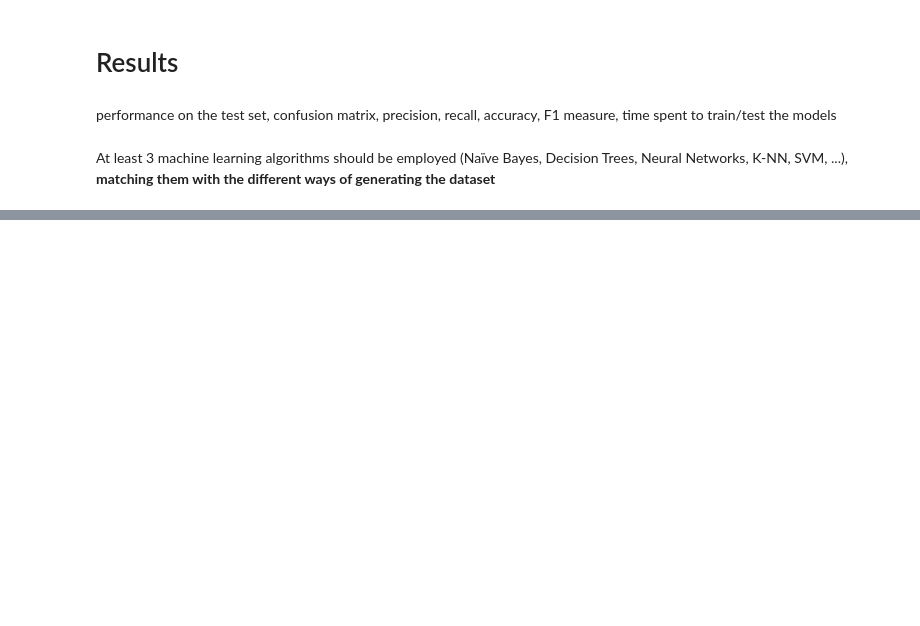
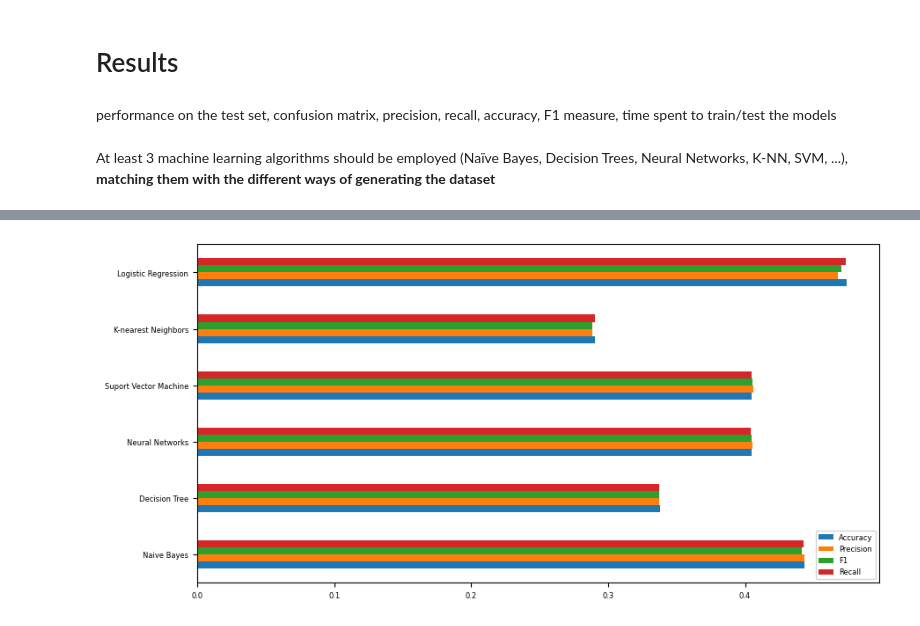
Before and after one commit to JoaoAMarinho/FEUP-IA, a Jupyter notebook: ClassificationProject/src/AmazonReviewsNLP.ipynb, the cells around one changed output, grey strips where cells are left out. Saved outputs shown, nothing was run; the diff lists cells and outputs as text; code cells hidden in the pictures; blank space fills up the shorter version.

```diff
--- a/ClassificationProject/src/AmazonReviewsNLP.ipynb
+++ b/ClassificationProject/src/AmazonReviewsNLP.ipynb
@@ -372,0 +378,15 @@ plt.show()
+# %%
+plt.rcParams["figure.figsize"] = [10, 5]
+plt.rcParams['font.size'] = '6'
+
+data = {
+  'Accuracy': accuracy,
+  'Precision': precision,
+  'F1': f1,
+  'Recall': recall,
+  }
+df = pd.DataFrame(data, algorithms)
+ax = df.plot.barh()
+plt.show()
+# %% [output]
+[figure, added]
```
Also changed, not shown: parts of 7 cells of this notebook.
